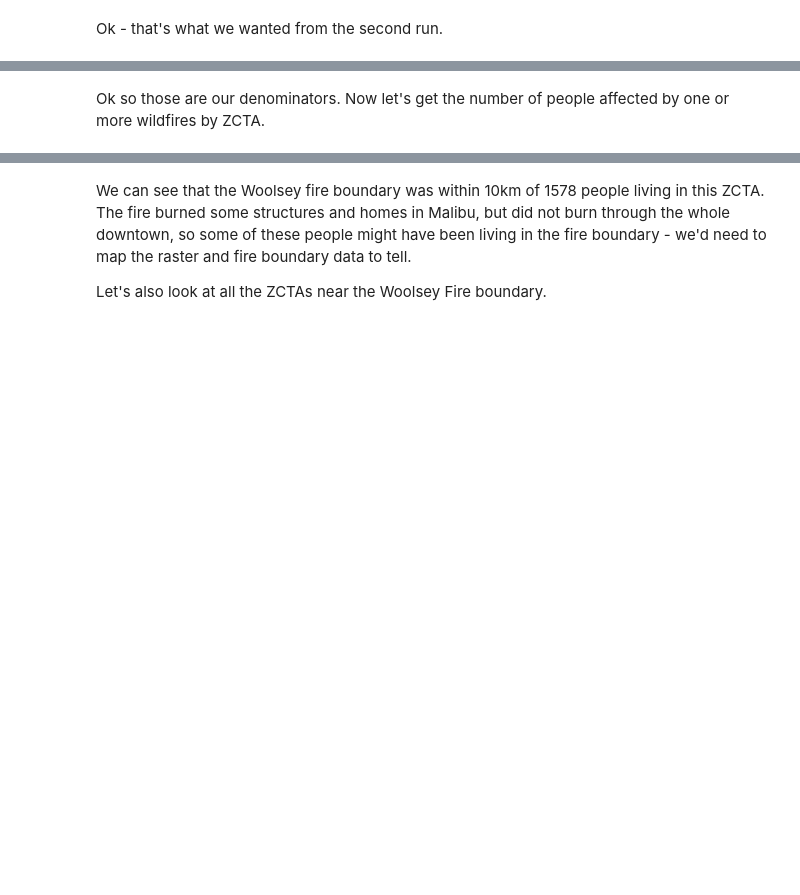
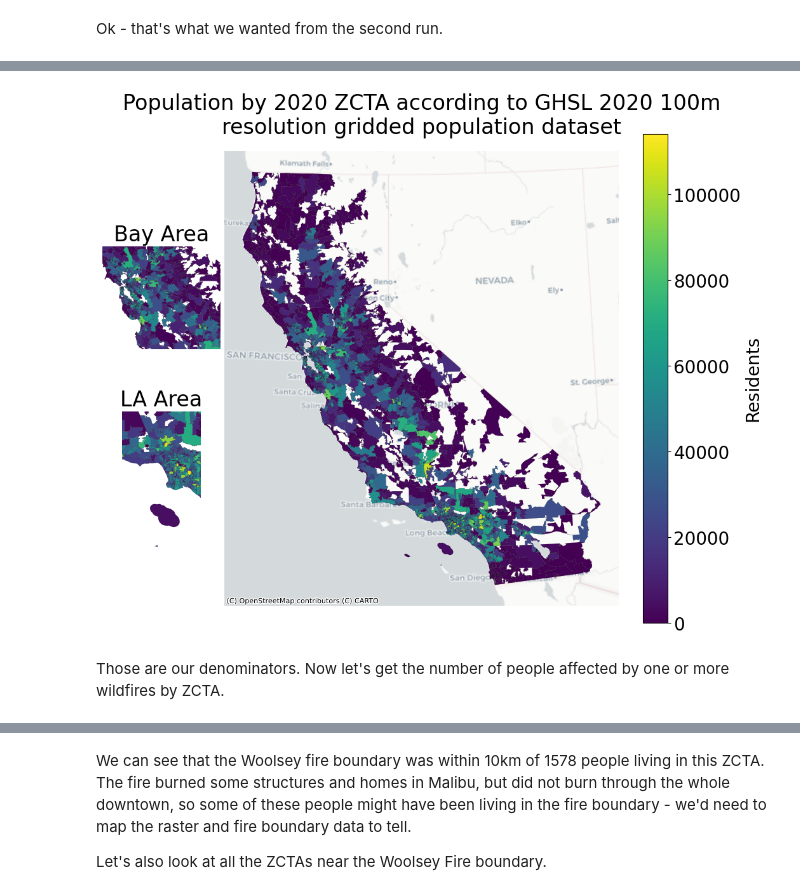
Before and after one commit to heathermcb/popexposure, a Jupyter notebook: docs/tutorials/03_demo_explore_results.ipynb, the cells around one changed output, grey strips where cells are left out. Cells and saved outputs as stored; diff of their text form; code cells hidden in the pictures; blank space fills up the shorter version.

```diff
--- a/docs/tutorials/03_demo_explore_results.ipynb
+++ b/docs/tutorials/03_demo_explore_results.ipynb
@@ -45,6 +45,6 @@ We'll read in ZCTA data since the last three popexposure function runs involved
 # %%
 # Define the base path and data directory
-base_path = pathlib.Path.cwd().parent
+base_path = pathlib.Path.cwd()
 data_dir = base_path / "demo_data"
 
 # Read the raw ZCTA data
@@ -230,8 +262,8 @@ Let's start by reading in that denominator data, and plotting the number of peop
 num_residing_by_zcta = pd.read_parquet(data_dir / "03_results" / "num_people_residing_by_zcta.parquet")
 
 # CA only based on ZCTAs
-num_residing_ca = num_residing_by_zcta[pd.to_numeric(num_residing_by_zcta['ID_spatial_unit']).between(90000, 96100)].copy()
+num_residing_ca = num_residing_by_zcta[pd.to_numeric(num_residing_by_zcta['ID_admin_unit']).between(90000, 96100)].copy()
 
 # select cols ID spatial unit and num_people_affected
-num_residing_ca = num_residing_ca[["ID_spatial_unit",  "population"]]
+num_residing_ca = num_residing_ca[["ID_admin_unit",  "population"]]
 num_residing_ca.head()
@@ -238,16 +277,16 @@ num_residing_ca.head()
 # %%
 # Clean zctas for plotting
-zctas_ca.rename(columns={"ZCTA5CE20": "ID_spatial_unit"}, inplace=True)
-zctas_ca = zctas_ca[["ID_spatial_unit", "geometry"]]
+zctas_ca.rename(columns={"ZCTA5CE20": "ID_admin_unit"}, inplace=True)
+zctas_ca = zctas_ca[["ID_admin_unit", "geometry"]]
 
 # Merge population data to zctas_ca geometry for plotting
-zctas_ca = zctas_ca.merge(num_residing_ca, on="ID_spatial_unit", how="left")
+zctas_ca = zctas_ca.merge(num_residing_ca, on="ID_admin_unit", how="left")
 # %%
 # Update font size
 plt.rcParams.update({'font.size': 20})
 
 # Define an sf zcta dataframe to help make a map inset
-sf_zctas = zctas_ca[zctas_ca['ID_spatial_unit'].astype(int).between(94000, 95399)]
+sf_zctas = zctas_ca[zctas_ca['ID_admin_unit'].astype(int).between(94000, 95399)]
 
 # Create main plot without legend
 fig, ax = plt.subplots(figsize=(10, 10))
@@ -267,35 +306,37 @@ ax_inset_la = inset_axes(ax, width="30%", height="30%", loc='lower left',
 zctas_ca.plot(column='population', ax=ax_inset_la, cmap='viridis',
               linewidth=0.1, edgecolor='black')
 
 # Set the extent of the inset map to the bounds of the LA ZCTAs
 xmin, ymin, xmax, ymax = la_zctas.total_bounds
 ax_inset_la.set_xlim(xmin, xmax)
 ax_inset_la.set_ylim(ymin, ymax)
 ax_inset_la.set_title('LA Area')
 ax_inset_la.set_axis_off()
 
 # Create an inset map for SF area with adjusted position
 ax_inset_sf = inset_axes(ax, width="30%", height="30%", loc='lower left',
                          bbox_to_anchor=(-0.4, 0.45, 1, 1),
                          bbox_transform=ax.transAxes, borderpad=2)
 zctas_ca.plot(column='population', ax=ax_inset_sf, cmap='viridis',
               linewidth=0.1, edgecolor='black')
 
 # Set the extent of the inset map to the bounds of the SF ZCTAs
 xmin, ymin, xmax, ymax = sf_zctas.total_bounds
 ax_inset_sf.set_xlim(xmin, xmax)
 ax_inset_sf.set_ylim(ymin, ymax)
 ax_inset_sf.set_title('Bay Area')
 ax_inset_sf.set_axis_off()
 
 ctx.add_basemap(ax, crs=zctas_ca.crs.to_string(),
                 source=ctx.providers.CartoDB.Positron)
 
 # Save fig for use in pop_exp package paper
 output_path = data_dir / "03_results" / "pop_by_zcta_plot.png"
 plt.savefig(output_path, format='png', bbox_inches='tight', dpi=300)
+# %% [output]
+[figure, added]
 # %% [markdown]
-Ok so those are our denominators. Now let's get the number of people affected by one or more wildfires by ZCTA.
+Those are our denominators. Now let's get the number of people affected by one or more wildfires by ZCTA.
 # %%
 # Read output of find_num_people_affected_by_geo
 wf_by_zcta = pd.read_parquet(data_dir / "03_results" /
```
Also changed, not shown: parts of 30 cells of this notebook, 5 other files.
